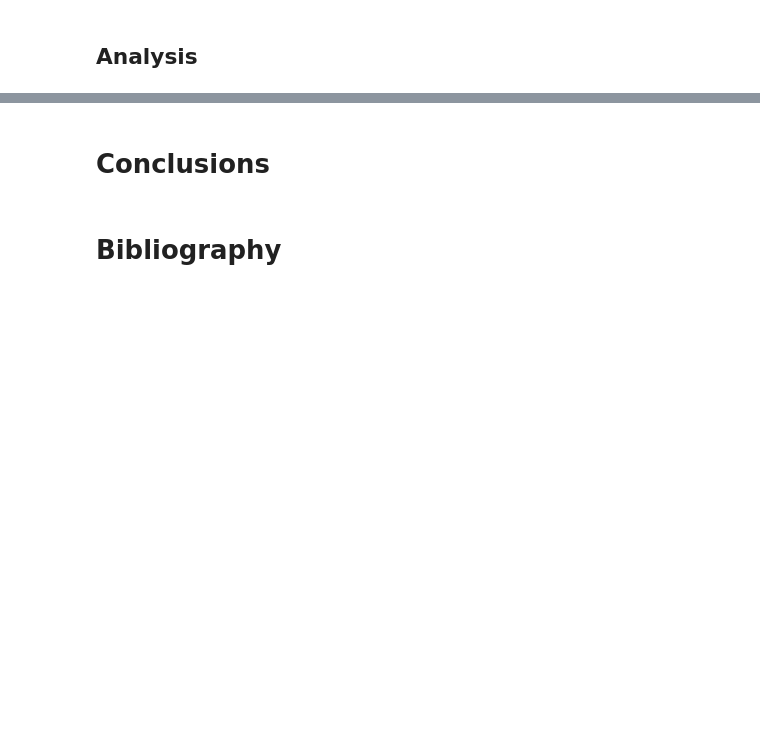
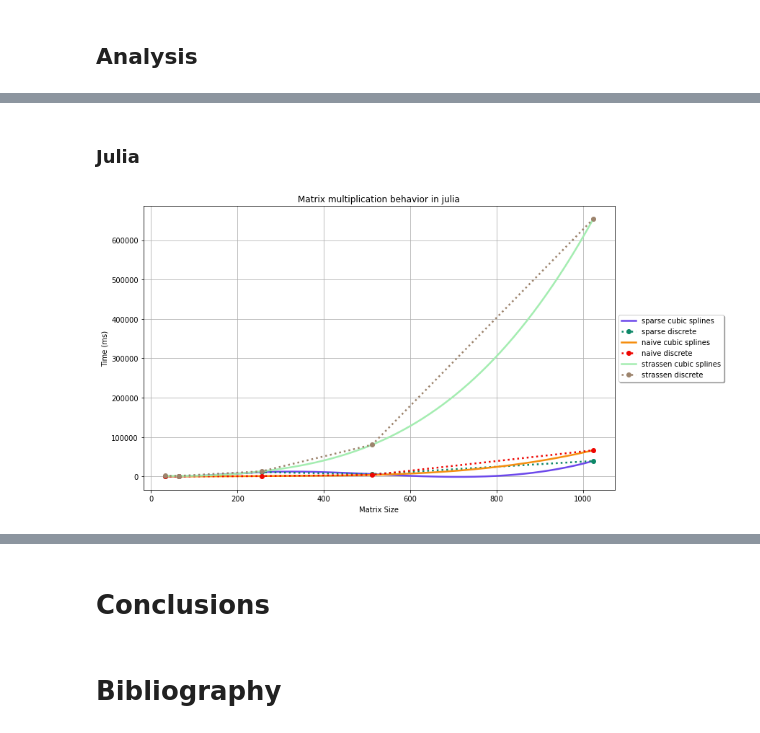
Before and after one commit to Drew138/numerical-analysis, a Jupyter notebook: Big Matrix Multiplication and Its Applications.ipynb, the cells around one changed output, grey strips where cells are left out. Drawn from its saved outputs; the diff is of its cells as text; code cells hidden in the pictures; blank space fills up the shorter version.

```diff
--- a/Big Matrix Multiplication and Its Applications.ipynb
+++ b/Big Matrix Multiplication and Its Applications.ipynb
@@ -346,0 +262,6 @@ dataframe.head(1).values.flatten().tolist()
+# %% [markdown]
+### Julia
+# %%
+plot_language(julia_dfs)
+# %% [output]
+[figure, added]
```
Also changed, not shown: parts of 27 cells of this notebook, 2 other files.
